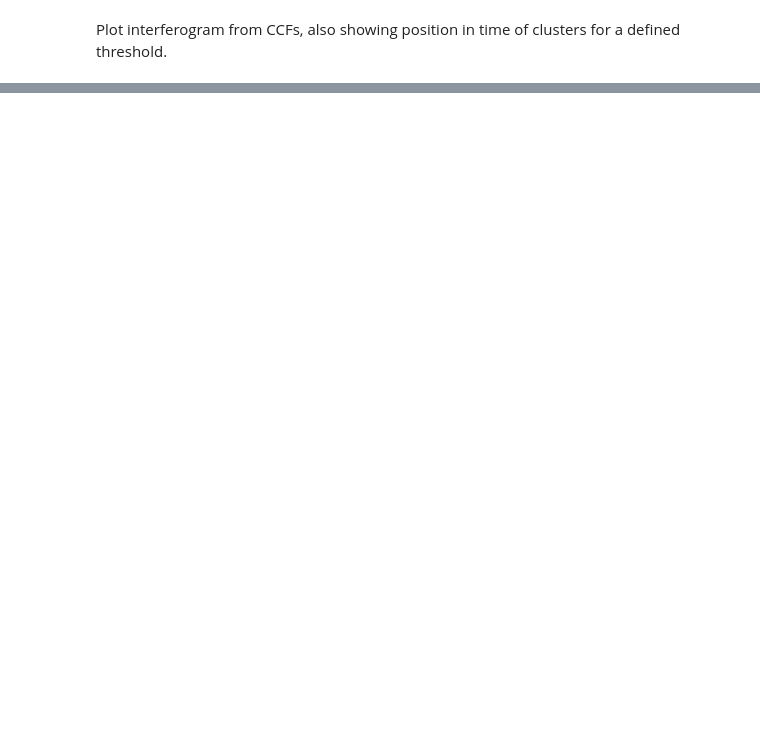
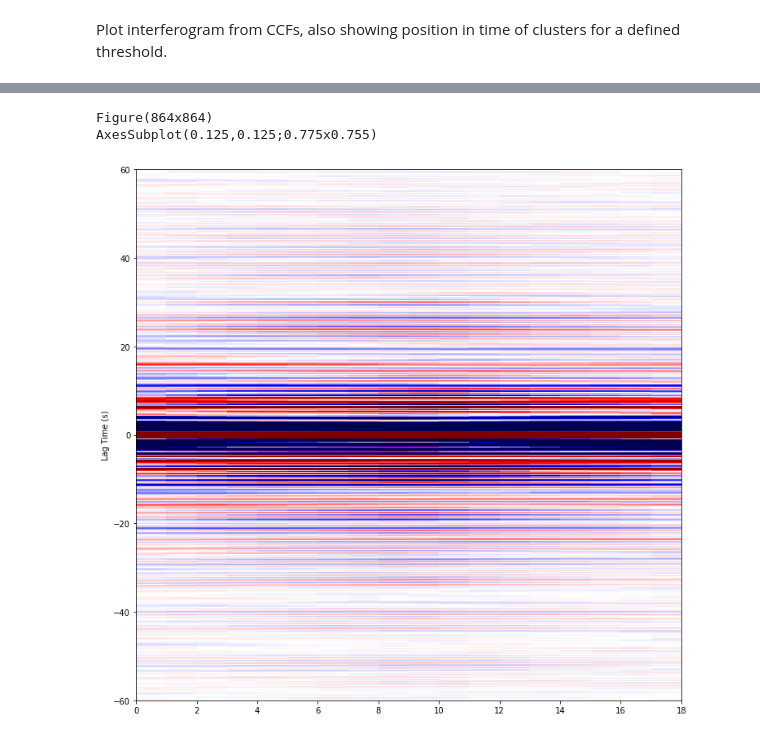
Before and after one commit to asyates/hclusterCCFs, a Jupyter notebook: clusterCCFs_msnoise.ipynb, the cells around one changed output, grey strips where cells are left out. Cells and saved outputs as stored; diff of their text form; code cells hidden in the pictures; blank space fills up the shorter version.

```diff
--- a/clusterCCFs_msnoise.ipynb
+++ b/clusterCCFs_msnoise.ipynb
@@ -123,0 +139,18 @@ AxesSubplot(0.125,0.657941;0.775x0.222059)
+# %%
+#get ccfs matching same cluster group as chosen day
+day = np.datetime64('2010-11-01')
+
+days_cluster, ccfs_cluster = getCluster(day, days, labels, ccfs)
+
+stack_cluster = np.mean(ccfs_cluster, axis=0)
+# %%
+#plot interferogram of cluster
+
+fig, ax = plt.subplots(figsize=(12,12))
+x = np.arange(len(ccfs_cluster)) #plot by index rather than date
+
+plot_interferogram(ccfs_cluster, params, x, fig=fig, ax=ax, maxlag=60)
+# %% [output]
+Figure(864x864)
+AxesSubplot(0.125,0.125;0.775x0.755)
+[figure, added]
```
Also changed, not shown: parts of 11 cells of this notebook, 1 other file.
